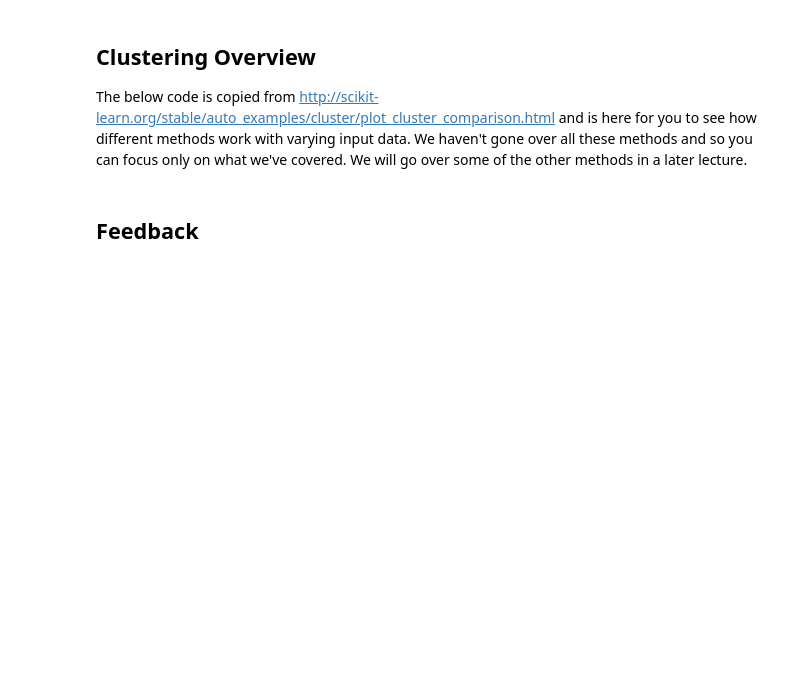
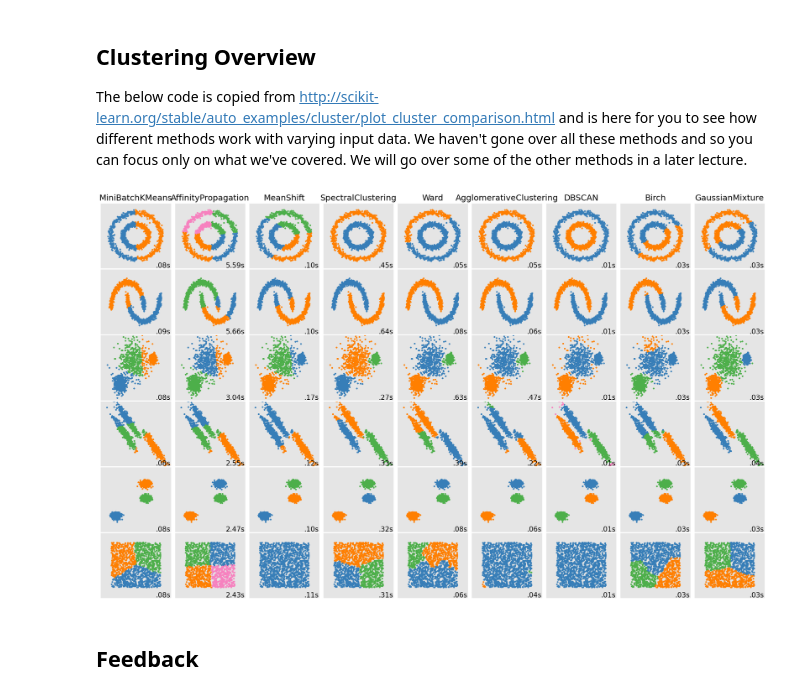
Before and after one commit to dremmeng/CSCI470, a Jupyter notebook: 3b_UL_Manifold.ipynb, the cells around one changed output. Saved outputs shown, nothing was run; the diff lists cells and outputs as text; code cells hidden in the pictures; blank space fills up the shorter version.

```diff
--- a/3b_UL_Manifold.ipynb
+++ b/3b_UL_Manifold.ipynb
@@ -544,7 +561,7 @@ for i_dataset, (dataset, algo_params) in enumerate(datasets):
     affinity_propagation = cluster.AffinityPropagation(
         damping=params['damping'], preference=params['preference'])
     average_linkage = cluster.AgglomerativeClustering(
-        linkage="average", affinity="cityblock",
+        linkage="average", metric="cityblock",
         n_clusters=params['n_clusters'], connectivity=connectivity)
     birch = cluster.Birch(n_clusters=params['n_clusters'])
     gmm = mixture.GaussianMixture(
@@ -579,32 +596,34 @@ for i_dataset, (dataset, algo_params) in enumerate(datasets):
                 " may not work as expected.",
                 category=UserWarning)
             algorithm.fit(X)
 
         t1 = time.time()
         if hasattr(algorithm, 'labels_'):
             y_pred = algorithm.labels_.astype(int)
         else:
             y_pred = algorithm.predict(X)
 
         plt.subplot(len(datasets), len(clustering_algorithms), plot_num)
         if i_dataset == 0:
             plt.title(name, size=18)
 
         colors = np.array(list(islice(cycle(['#377eb8', '#ff7f00', '#4daf4a',
                                              '#f781bf', '#a65628', '#984ea3',
                                              '#999999', '#e41a1c', '#dede00']),
                                       int(max(y_pred) + 1))))
         plt.scatter(X[:, 0], X[:, 1], s=10, color=colors[y_pred])
 
         plt.xlim(-2.5, 2.5)
         plt.ylim(-2.5, 2.5)
         plt.xticks(())
         plt.yticks(())
         plt.text(.99, .01, ('%.2fs' % (t1 - t0)).lstrip('0'),
                  transform=plt.gca().transAxes, size=15,
                  horizontalalignment='right')
         plot_num += 1
 
 plt.show()
+# %% [output]
+[figure, added]
 # %% [markdown]
 ## Feedback
```
Also changed, not shown: parts of 8 cells of this notebook.
